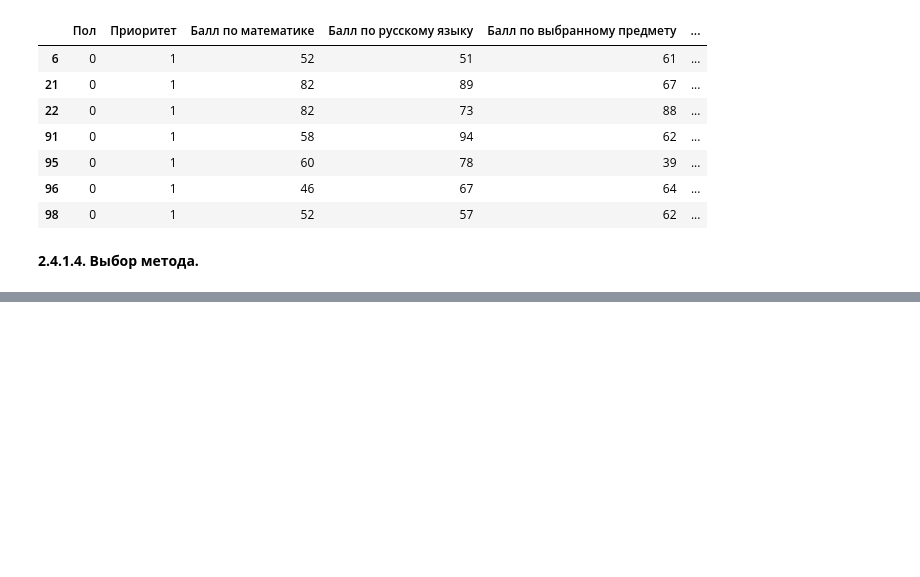
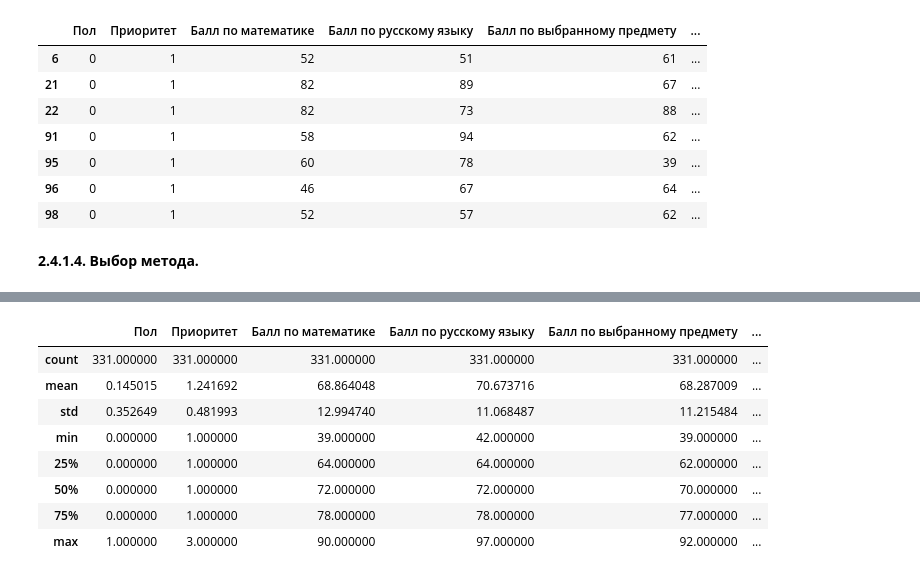
Before and after one commit to ashira09/application-of-neural-networks-to-predict-student-performance, a Jupyter notebook: nn.ipynb, the cells around one changed output, grey strips where cells are left out. Saved outputs shown, nothing was run; the diff lists cells and outputs as text; code cells hidden in the pictures; blank space fills up the shorter version.

Commit message:
Обновление ноутбука для обучения нейронной сети
Была произведена генерация новых данных на основе исходных размеченных данных несколькими методами. Был выбран наиболее подходящий из них.

```diff
--- a/nn.ipynb
+++ b/nn.ipynb
@@ -485,0 +477,8 @@ bisecting_kmeans_clustering_data[bisecting_kmeans_clustering_data["Успева
+# %%
+# Изменение меток классов: 3 -> 0 ("Неудовлетворительно"), 2 -> 3 ("Отлично"), 1 -> 2 ("Хорошо"), 0 -> 1 ("Удовлетворительно").
+idx = [3,0,1,2]
+lut = np.zeros_like(idx)
+lut[idx] = np.arange(4)
+corrected_target = lut[df_ac_target]
+
+df_target = pd.DataFrame(corrected_labels, columns=["Успеваемость"])
@@ -485,0 +489,2 @@ bisecting_kmeans_clustering_data[bisecting_kmeans_clustering_data["Успева
+# %%
+extended_df_features, extended_df_target = OriginalGenerator().generate_data_pipe(df_features.drop(columns=["Средний балл по экзаменам", "Сумма баллов", "Процент от маскимального балла"]), df_target, df_features.drop(columns=["Средний балл по экзаменам", "Сумма баллов", "Процент от маскимального балла"]))
@@ -485,0 +500,12 @@ bisecting_kmeans_clustering_data[bisecting_kmeans_clustering_data["Успева
+# %%
+extended_df_features.describe()
+# %% [output]
+|  | Пол | Приоритет | Балл по математике | Балл по русскому языку | Балл по выбранному предмету | ... |
+| count | 331.000000 | 331.000000 | 331.000000 | 331.000000 | 331.000000 | ... |
+| mean | 0.145015 | 1.241692 | 68.864048 | 70.673716 | 68.287009 | ... |
+| std | 0.352649 | 0.481993 | 12.994740 | 11.068487 | 11.215484 | ... |
+| min | 0.000000 | 1.000000 | 39.000000 | 42.000000 | 39.000000 | ... |
+| 25% | 0.000000 | 1.000000 | 64.000000 | 64.000000 | 62.000000 | ... |
+| 50% | 0.000000 | 1.000000 | 72.000000 | 72.000000 | 70.000000 | ... |
+| 75% | 0.000000 | 1.000000 | 78.000000 | 78.000000 | 77.000000 | ... |
+| max | 1.000000 | 3.000000 | 90.000000 | 97.000000 | 92.000000 | ... |
```
Also changed, not shown: parts of 34 cells of this notebook.
